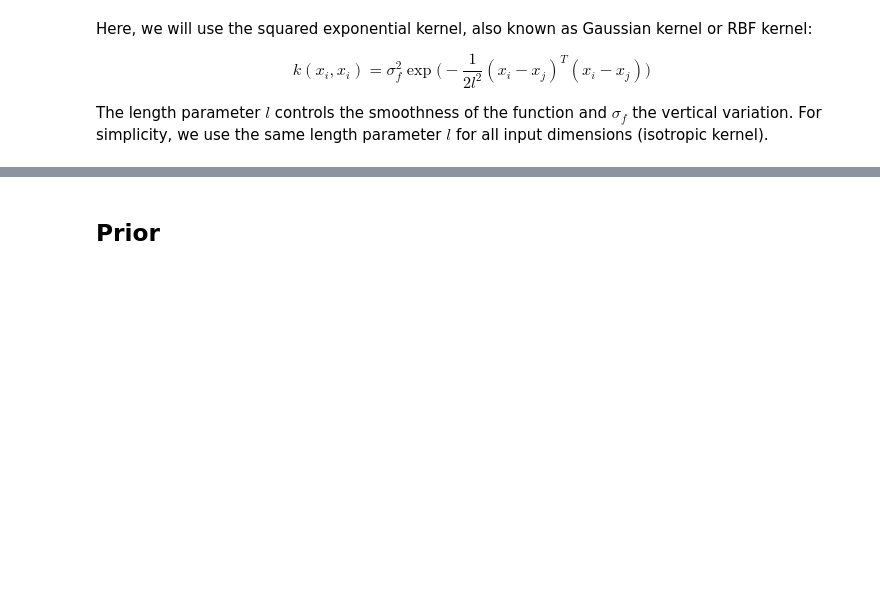
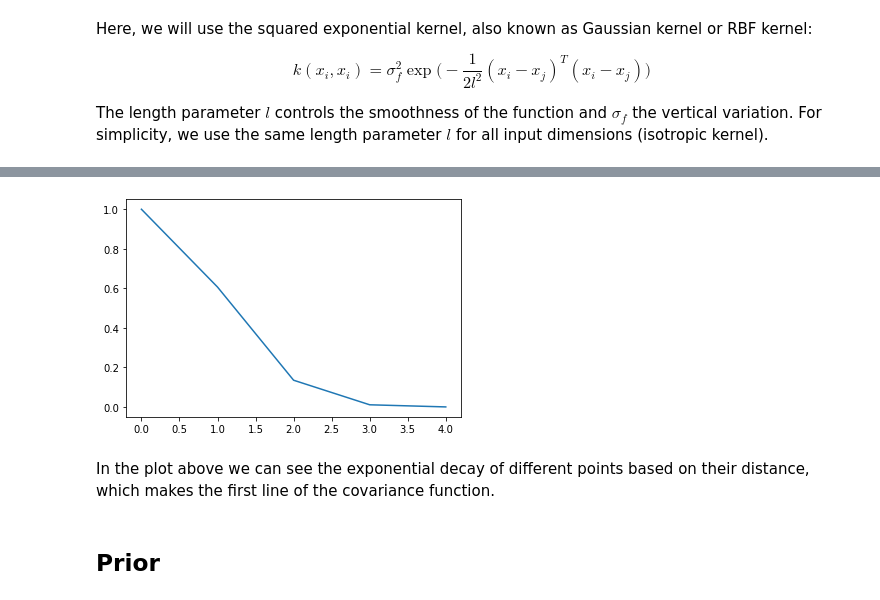
Before and after one commit to luisroque/Time-Series-Statistical-Models-Experiments, a Jupyter notebook: support_notebooks/study/Gaussian processes using Numpy.ipynb, the cells around one changed output, grey strips where cells are left out. Saved outputs shown, nothing was run; the diff lists cells and outputs as text; code cells hidden in the pictures; blank space fills up the shorter version.

```diff
--- a/support_notebooks/study/Gaussian processes using Numpy.ipynb
+++ b/support_notebooks/study/Gaussian processes using Numpy.ipynb
@@ -73,3 +103,9 @@ def kernel(x1, x2, l=1.0, sigma_f=1.0):
+# %%
+plt.plot(cov1[:,0]);
+# %% [output]
+[figure, added]
+# %% [markdown]
+In the plot above we can see the exponential decay of different points based on their distance, which makes the first line of the covariance function.
 # %% [markdown]
 ## Prior
 # %% [markdown]
```
Also changed, not shown: parts of 2 cells of this notebook, 1 other file.
